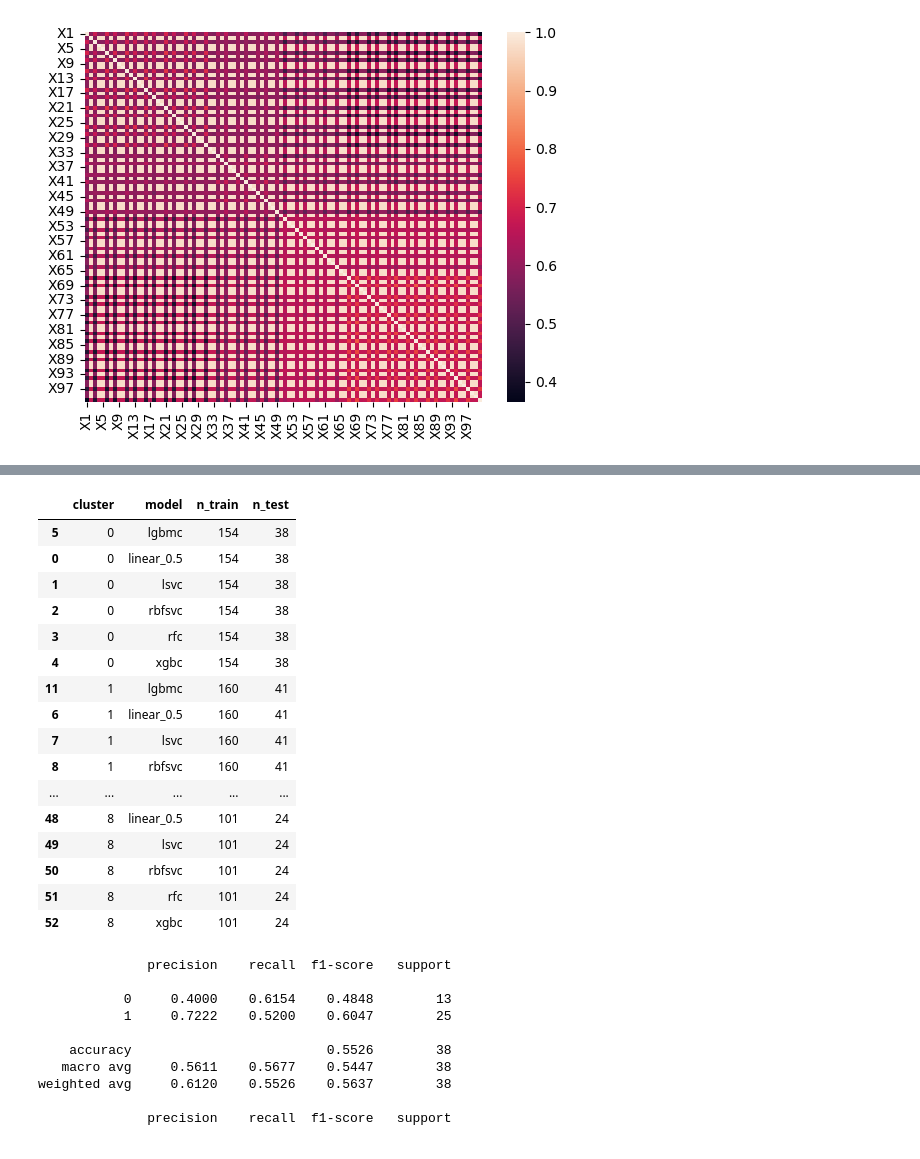
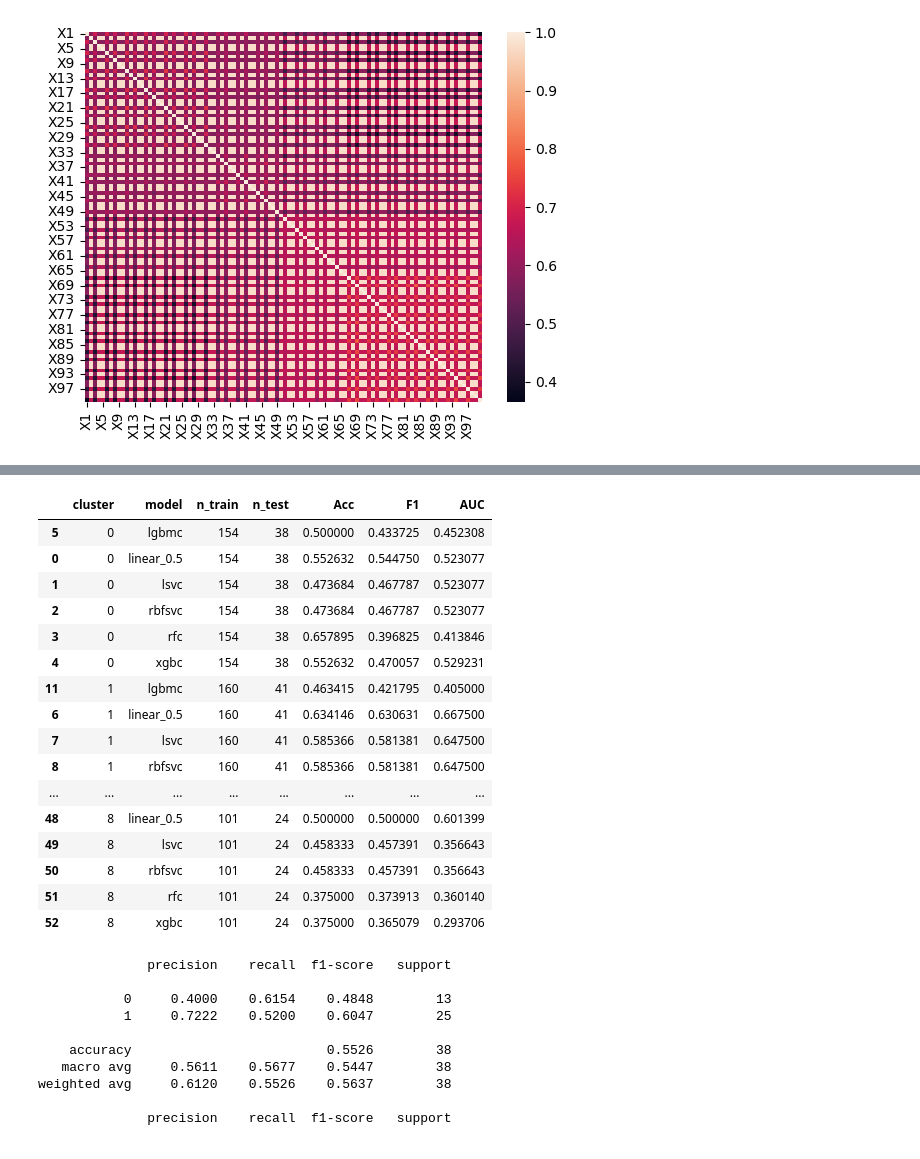
Before and after one commit to JackHuang0125/WHAT_I_DID, a Jupyter notebook: 0 Meeting/0_PAPER_0821.ipynb, the cells around one changed output, grey strips where cells are left out. Drawn from its saved outputs; the diff is of its cells as text; code cells hidden in the pictures.

```diff
--- a/0 Meeting/0_PAPER_0821.ipynb
+++ b/0 Meeting/0_PAPER_0821.ipynb
@@ -429,63 +461,63 @@ for k in sorted(c_train.unique()):
     lir_.fit(Xk_train, yk_train)
     lir_y_score = lir_.predict(Xk_test)
     lir_y_hat = (lir_y_score>=0.5).astype(int)
-    rows.append({'cluster':k, 'model':'linear_0.5', 'n_train':len(yk_train), 'n_test':len(yk_test)})
+    rows.append({'cluster':k, 'model':'linear_0.5', 'n_train':len(yk_train), 'n_test':len(yk_test), 'Acc':accuracy_score(yk_test, lir_y_hat), 'F1':f1_score(yk_test, lir_y_hat, average='macro'), 'AUC':roc_auc_score(yk_test, lir_y_score)})
     classification_report_[(k, 'linear_0.5')] = classification_report(yk_test, lir_y_hat, digits=4)
 
     lsvc = LinearSVC(random_state=42, class_weight='balanced')
     lsvc.fit(Xk_train, yk_train)
     lsvc__y_hat = lsvc.predict(Xk_test)
     lsvc__y_prob = lsvc.decision_function(Xk_test)
-    rows.append({'cluster':k, 'model':'lsvc', 'n_train':len(yk_train), 'n_test':len(yk_test)})
+    rows.append({'cluster':k, 'model':'lsvc', 'n_train':len(yk_train), 'n_test':len(yk_test), 'Acc':accuracy_score(yk_test, lsvc__y_hat), 'F1':f1_score(yk_test, lsvc__y_hat, average='macro'), 'AUC':roc_auc_score(yk_test, lsvc__y_prob)})
     classification_report_[(k, 'LinearSVC')] = classification_report(yk_test, lsvc__y_hat)
 
     rbfsvc = SVC(kernel='rbf', random_state=42, class_weight='balanced')
     rbfsvc.fit(Xk_train, yk_train)
     rbfsvc__y_hat = lsvc.predict(Xk_test)
     rbfsvc__y_prob = lsvc.decision_function(Xk_test)
-    rows.append({'cluster':k, 'model':'rbfsvc', 'n_train':len(yk_train), 'n_test':len(yk_test)})
+    rows.append({'cluster':k, 'model':'rbfsvc', 'n_train':len(yk_train), 'n_test':len(yk_test), 'Acc':accuracy_score(yk_test, rbfsvc__y_hat), 'F1':f1_score(yk_test, rbfsvc__y_hat, average='macro'), 'AUC':roc_auc_score(yk_test, rbfsvc__y_prob)})
     classification_report_[(k, 'KernelSVC')] = classification_report(yk_test, rbfsvc__y_hat)
 
 
     rfc = RandomForestClassifier(random_state=42, n_jobs=-1, class_weight='balanced')
     rfc.fit(Xk_train, yk_train)
     rfc_y_hat = rfc.predict(Xk_test)
     rfc__y_proba = rfc.predict_proba(Xk_test)[:,1]
-    rows.append({'cluster':k, 'model':'rfc', 'n_train':len(yk_train), 'n_test':len(yk_test)})
+    rows.append({'cluster':k, 'model':'rfc', 'n_train':len(yk_train), 'n_test':len(yk_test), 'Acc':accuracy_score(yk_test, rfc_y_hat), 'F1':f1_score(yk_test, rfc_y_hat, average='macro'), 'AUC':roc_auc_score(yk_test, rfc__y_proba)})
     classification_report_[(k, 'RandomForestClassifier')] = classification_report(yk_test, rfc_y_hat)
 
     xgbc = XGBClassifier(random_state=42, n_jobs=-1)
     xgbc.fit(Xk_train, yk_train)
     xgbc_y_hat = xgbc.predict(Xk_test)
     xgbc__y_proba = xgbc.predict_proba(Xk_test)[:,1]
-    rows.append({'cluster':k, 'model':'xgbc', 'n_train':len(yk_train), 'n_test':len(yk_test)})
+    rows.append({'cluster':k, 'model':'xgbc', 'n_train':len(yk_train), 'n_test':len(yk_test), 'Acc':accuracy_score(yk_test, xgbc_y_hat), 'F1':f1_score(yk_test, xgbc_y_hat, average='macro'), 'AUC':roc_auc_score(yk_test, xgbc__y_proba)})
     classification_report_[(k, 'XGBClassifier')] = classification_report(yk_test, xgbc_y_hat)
 
     lgbmc = LGBMClassifier(random_state=42, n_jobs=-1, class_weight='balanced', verbose=-1)
     lgbmc.fit(Xk_train, yk_train)
     lgbmc_y_hat = lgbmc.predict(Xk_test)
     lgbmc__y_proba = lgbmc.predict_proba(Xk_test)[:,1]
-    rows.append({'cluster':k, 'model':'lgbmc', 'n_train':len(yk_train), 'n_test':len(yk_test)})
+    rows.append({'cluster':k, 'model':'lgbmc', 'n_train':len(yk_train), 'n_test':len(yk_test), 'Acc':accuracy_score(yk_test, lgbmc_y_hat), 'F1':f1_score(yk_test, lgbmc_y_hat, average='macro'), 'AUC':roc_auc_score(yk_test, lgbmc__y_proba)})
     classification_report_[(k, 'LGBMClassifier')] = classification_report(yk_test, lgbmc_y_hat)
 
 report = pd.DataFrame(rows).sort_values(['cluster','model'])
 report
 # %% [output]
-|  | cluster | model | n_train | n_test |
-| 5 | 0 | lgbmc | 154 | 38 |
-| 0 | 0 | linear_0.5 | 154 | 38 |
-| 1 | 0 | lsvc | 154 | 38 |
-| 2 | 0 | rbfsvc | 154 | 38 |
-| 3 | 0 | rfc | 154 | 38 |
-| 4 | 0 | xgbc | 154 | 38 |
-| 11 | 1 | lgbmc | 160 | 41 |
-| 6 | 1 | linear_0.5 | 160 | 41 |
-| 7 | 1 | lsvc | 160 | 41 |
-| 8 | 1 | rbfsvc | 160 | 41 |
-| ... | ... | ... | ... | ... |
-| 48 | 8 | linear_0.5 | 101 | 24 |
-| 49 | 8 | lsvc | 101 | 24 |
-| 50 | 8 | rbfsvc | 101 | 24 |
-| 51 | 8 | rfc | 101 | 24 |
-| 52 | 8 | xgbc | 101 | 24 |
+|  | cluster | model | n_train | n_test | Acc | F1 | AUC |
+| 5 | 0 | lgbmc | 154 | 38 | 0.500000 | 0.433725 | 0.452308 |
+| 0 | 0 | linear_0.5 | 154 | 38 | 0.552632 | 0.544750 | 0.523077 |
+| 1 | 0 | lsvc | 154 | 38 | 0.473684 | 0.467787 | 0.523077 |
+| 2 | 0 | rbfsvc | 154 | 38 | 0.473684 | 0.467787 | 0.523077 |
+| 3 | 0 | rfc | 154 | 38 | 0.657895 | 0.396825 | 0.413846 |
+| 4 | 0 | xgbc | 154 | 38 | 0.552632 | 0.470057 | 0.529231 |
+| 11 | 1 | lgbmc | 160 | 41 | 0.463415 | 0.421795 | 0.405000 |
+| 6 | 1 | linear_0.5 | 160 | 41 | 0.634146 | 0.630631 | 0.667500 |
+| 7 | 1 | lsvc | 160 | 41 | 0.585366 | 0.581381 | 0.647500 |
+| 8 | 1 | rbfsvc | 160 | 41 | 0.585366 | 0.581381 | 0.647500 |
+| ... | ... | ... | ... | ... | ... | ... | ... |
+| 48 | 8 | linear_0.5 | 101 | 24 | 0.500000 | 0.500000 | 0.601399 |
+| 49 | 8 | lsvc | 101 | 24 | 0.458333 | 0.457391 | 0.356643 |
+| 50 | 8 | rbfsvc | 101 | 24 | 0.458333 | 0.457391 | 0.356643 |
+| 51 | 8 | rfc | 101 | 24 | 0.375000 | 0.373913 | 0.360140 |
+| 52 | 8 | xgbc | 101 | 24 | 0.375000 | 0.365079 | 0.293706 |
 # %%
```
Also changed, not shown: parts of 30 cells of this notebook, 3 other files.
